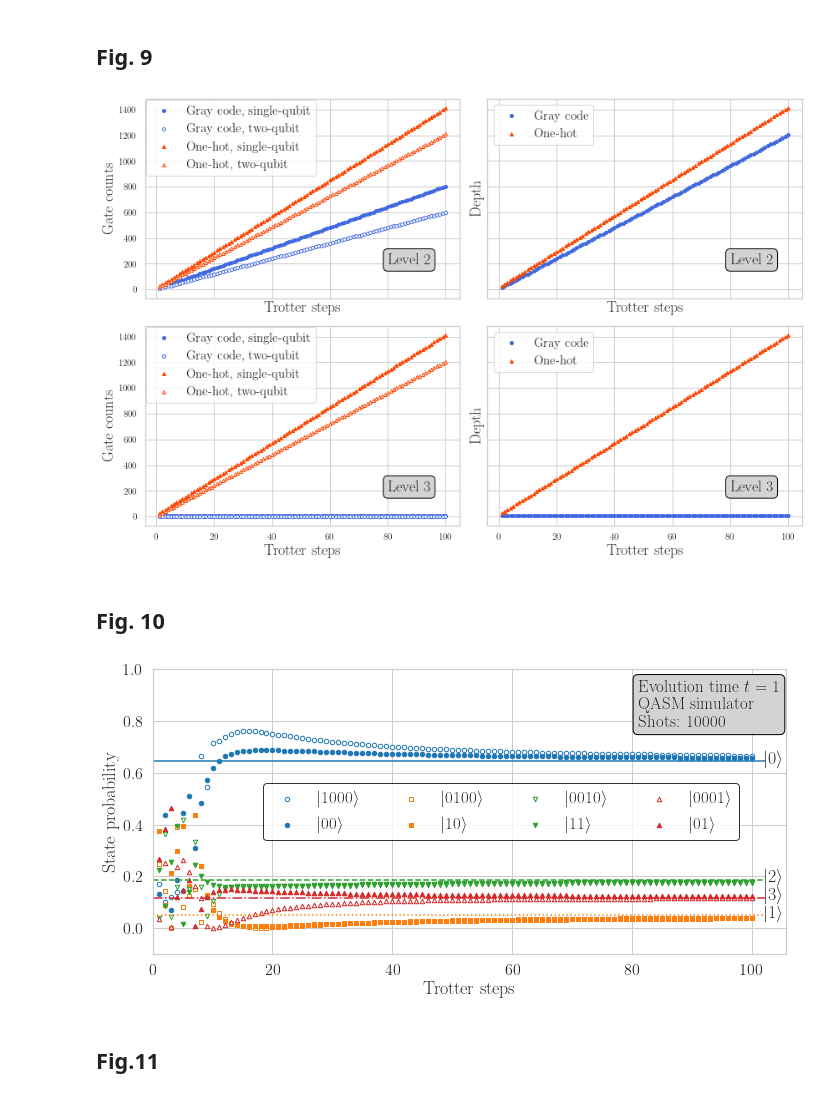
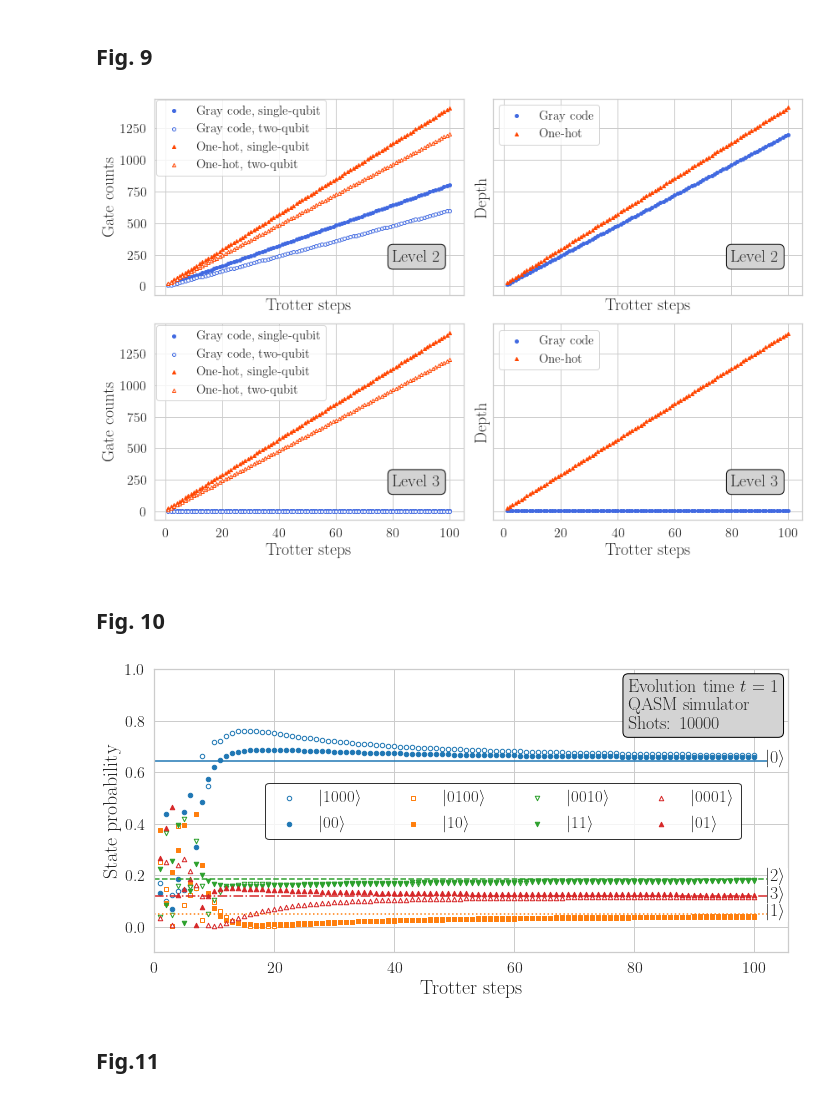
Before and after one commit to glassnotes/GrayCode-QubitEncoding, a Jupyter notebook: notebooks/paper-figures.ipynb, the cells around one changed output. Saved outputs shown, nothing was run; the diff lists cells and outputs as text; code cells hidden in the pictures.

Commit message:
slightly bigger axis labels

```diff
--- a/notebooks/paper-figures.ipynb
+++ b/notebooks/paper-figures.ipynb
@@ -47,8 +47,8 @@ sns.set_theme(style='whitegrid',font='serif', rc={'text.usetex' : True})
 xtick_size=16
 ytick_size=16
 legend_fontsize=17
-encoding_size = 20
-textsize=18
+annotation_size = 18
+textsize=20
 
 # Basis states for the two systems
 # This is the ordering of the labels in the paper; this is "normal" qubit ordering
@@ -653,34 +653,36 @@ for opt_level in range(2, 4):
                              label=f'{encoding}',
                             marker=markers[encoding],
                             color=colours[encoding],
                             s=marker_size
                           )
     encoding="One-hot"
     ax[opt_level-2, 1].scatter(
                             x=range(min_trotter_steps, max_trotter_steps+1),
                             y=gate_counts_oh[opt_level,:,2],
                             label=f'{encoding}',
                             marker=markers[encoding],
                             color=colours[encoding],
                             s=marker_size
                         )
 
     ax[opt_level-2, 0].set_xlabel("Trotter steps", fontsize=textsize)
     ax[opt_level-2, 0].set_ylabel("Gate counts", fontsize=textsize)
     ax[opt_level-2, 1].set_xlabel("Trotter steps", fontsize=textsize)
     ax[opt_level-2, 1].set_ylabel("Depth", fontsize=textsize)
 #     ax[opt_level-2, 0].set_title(f"Level {opt_level} gate counts", fontsize=textsize)
 #     ax[opt_level-2, 1].set_title(f"Level {opt_level} depth", fontsize=textsize)
     ax[opt_level-2, 0].legend(fontsize=legend_fontsize-2,loc="upper left",bbox_to_anchor=(-0.015,1.025))
     ax[opt_level-2, 1].legend(fontsize=legend_fontsize-2)
+    ax[opt_level-2, 0].tick_params(labelsize=xtick_size)
+    ax[opt_level-2, 1].tick_params(labelsize=xtick_size)
 
 #     ax.tick_params(labelsize=xtick_size)
 # plt.suptitle("Resources for $N=4$ Hamiltonian evolution circuits", fontsize=20)
 plt.tight_layout()
 
 plt.savefig("../paper-figures/fig9-hamsim-resource-estimates.pdf")
 # %% [output]
-[figure, old version]
+[figure, new version]
 # %% [markdown]
 ## Fig. 10
 # %%
@@ -745,7 +747,7 @@ for i in range(len(states)):
     plt.axhline(y=true_results_oh[state_oh], color=colours[i], linestyle=linestyles[i])
 
 properties=dict(boxstyle='round',edgecolor="black",facecolor=background_colors["None"], alpha=1.0)
-plt.text(81,.78,f"Evolution time $t=1$\n QASM simulator\n Shots: 10000",fontsize=17,bbox=properties)
+plt.text(79,.77,f"Evolution time $t=1$\n QASM simulator\n Shots: 10000",fontsize=annotation_size,bbox=properties)
 
 # plt.title(f"$N=4$ encoding comparison for Hamiltonian evolution time $t=1$", fontsize=textsize);
 
@@ -760,7 +762,7 @@ plt.legend(fontsize=legend_fontsize,loc="center",ncol=len(states),bbox_to_anchor
 plt.tight_layout()
 plt.savefig("../paper-figures/fig10-final-hamsim-qasm-probs.pdf")
 # %% [output]
-[figure, old version]
+[figure, new version]
 # %% [markdown]
 ## Fig.11
 # %%
```
Also changed, not shown: parts of 11 cells of this notebook.
